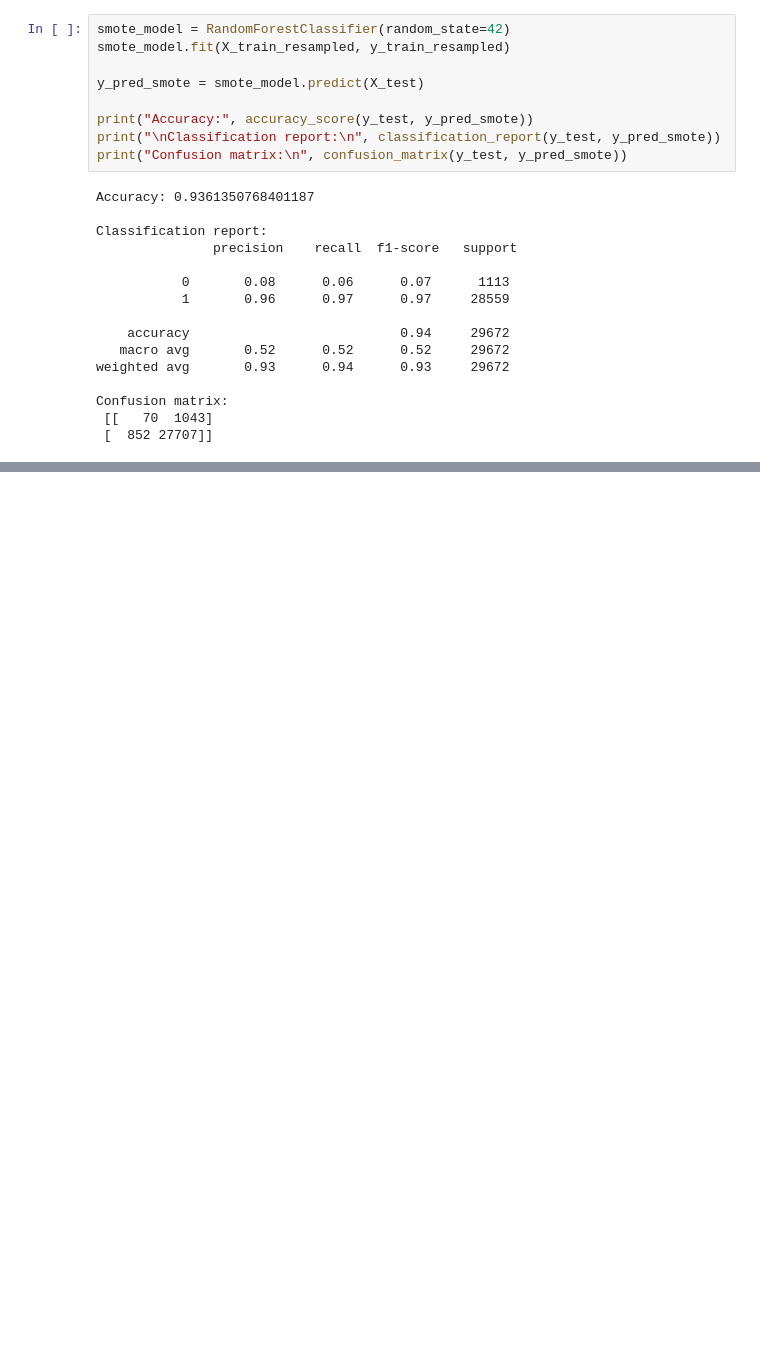
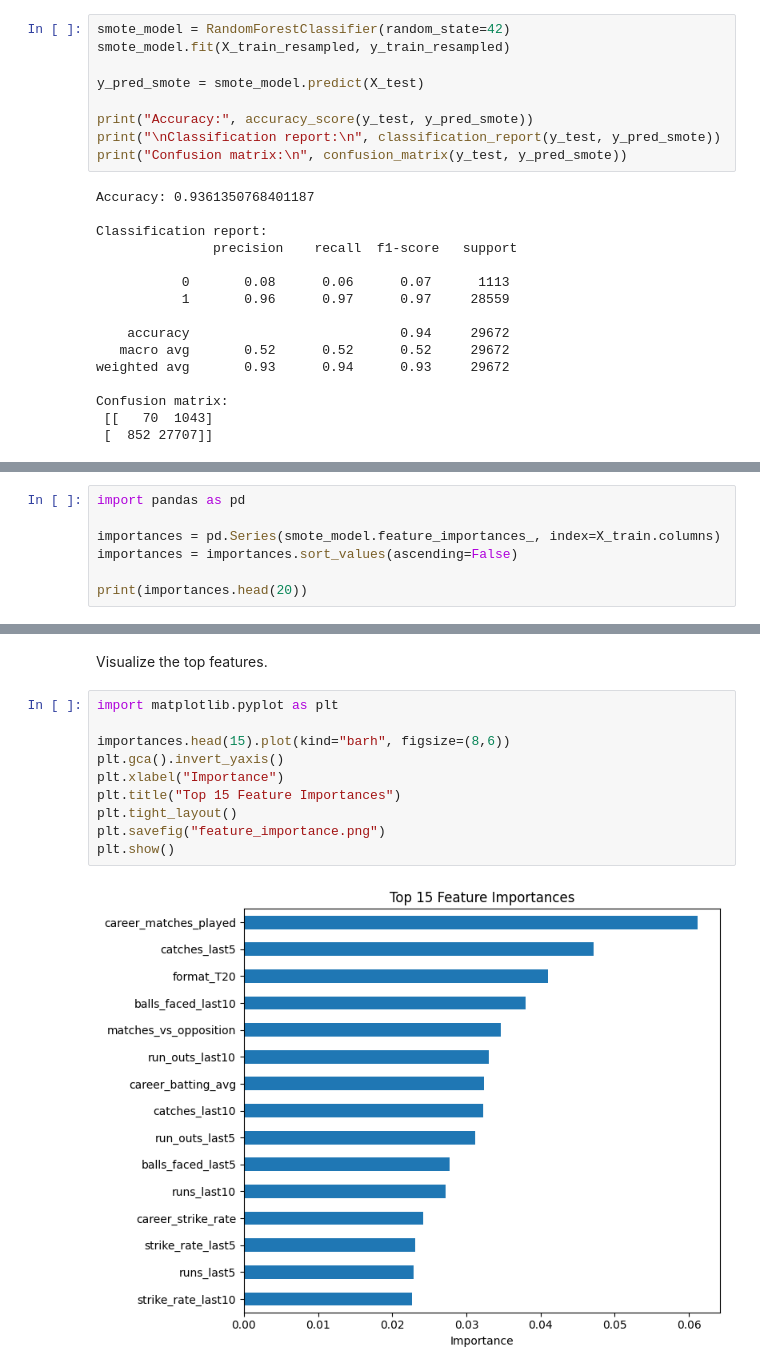
Before and after one commit to abdullahminhas/cric-squad-selector, a Jupyter notebook: cric_squad_selector_data.ipynb, the cells around one changed output, grey strips where cells are left out. Drawn from its saved outputs; the diff is of its cells as text; blank space fills up the shorter version.

Commit message:
Add feature importance analysis and visualization

```diff
--- a/cric_squad_selector_data.ipynb
+++ b/cric_squad_selector_data.ipynb
@@ -855,0 +858,7 @@ Confusion matrix:
+# %%
+import pandas as pd
+
+importances = pd.Series(smote_model.feature_importances_, index=X_train.columns)
+importances = importances.sort_values(ascending=False)
+
+print(importances.head(20))
@@ -855,0 +883,14 @@ Confusion matrix:
+# %% [markdown]
+Visualize the top features.
+# %%
+import matplotlib.pyplot as plt
+
+importances.head(15).plot(kind="barh", figsize=(8,6))
+plt.gca().invert_yaxis()
+plt.xlabel("Importance")
+plt.title("Top 15 Feature Importances")
+plt.tight_layout()
+plt.savefig("feature_importance.png")
+plt.show()
+# %% [output]
+[figure, added]
```
Also changed, not shown: parts of 2 cells of this notebook.
